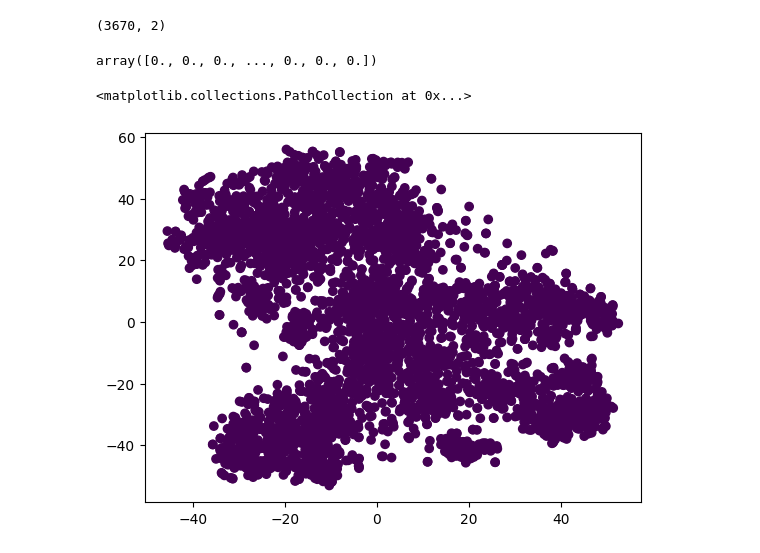
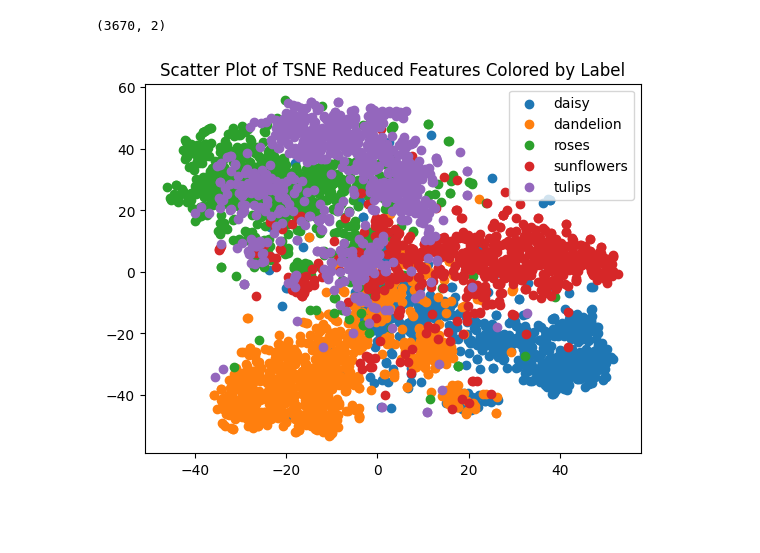
Before and after one commit to papaymaguire/ece219-project4, a Jupyter notebook: project2/notebooks/part02.ipynb, the cells around one changed output. Cells and saved outputs as stored; diff of their text form; code cells hidden in the pictures; blank space fills up the shorter version.

```diff
--- a/project2/notebooks/part02.ipynb
+++ b/project2/notebooks/part02.ipynb
@@ -148,12 +148,17 @@ tsne_result = tsne.fit_transform(f_all)
 tsne_result.shape
 # %% [output]
 (3670, 2)
-# %%
-y_all
-# %% [output]
-array([0., 0., 0., ..., 0., 0., 0.])
-# %%
-plt.scatter(*tsne_result.T, c=y_all)
-# %% [output]
-<matplotlib.collections.PathCollection at 0x...>
-[figure, removed]
+# %%
+fig, ax = plt.subplots()
+class_dict = dataset.class_to_idx
+
+for flower in class_dict:
+  ix = np.where(y_all == class_dict[flower])
+  points = tsne_result[ix]
+  ax.scatter(*points.T, label=flower)
+
+plt.title("Scatter Plot of TSNE Reduced Features Colored by Label")
+ax.legend()
+plt.show()
+# %% [output]
+[figure, added]
```
Also changed, not shown: parts of 5 cells of this notebook.
